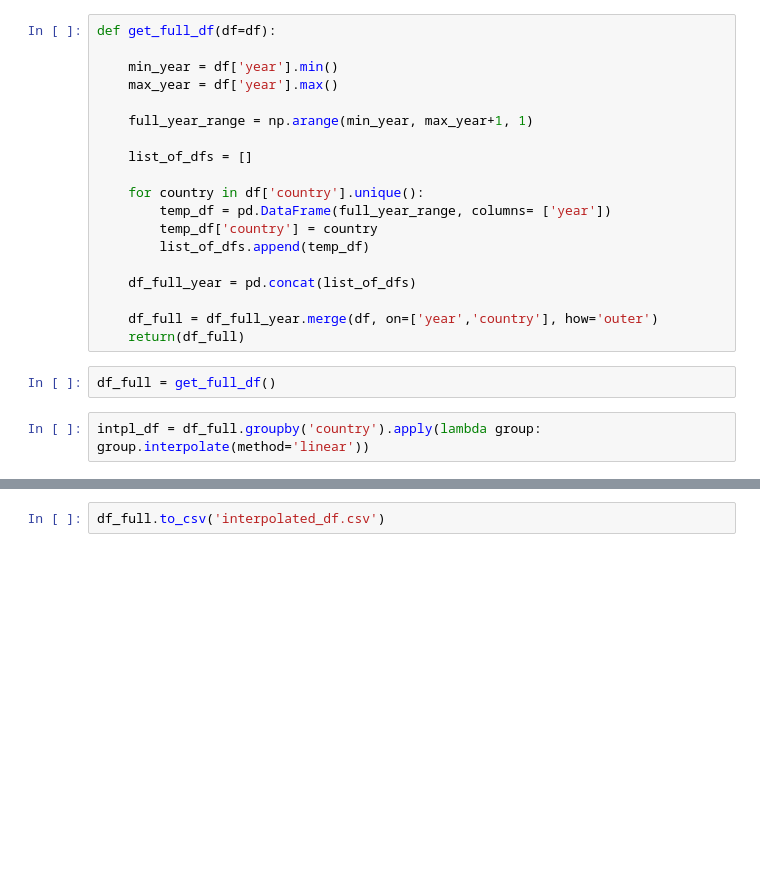
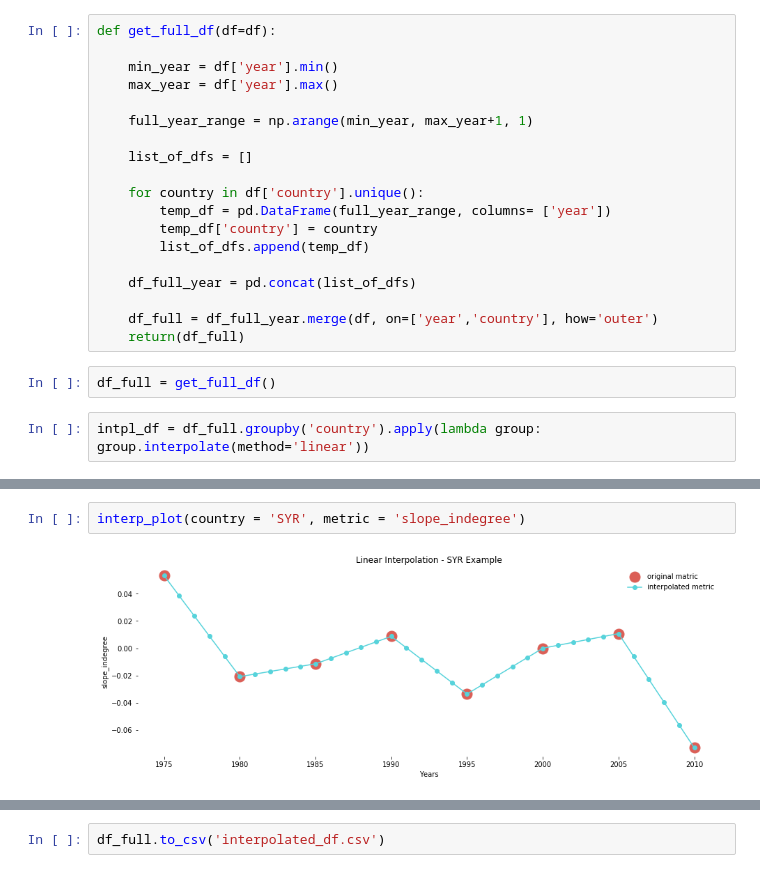
Before and after one commit to Polichinel/SNA, a Jupyter notebook: main_py.ipynb, the cells around one changed output, grey strips where cells are left out. Saved outputs shown, nothing was run; the diff lists cells and outputs as text; blank space fills up the shorter version.

```diff
--- a/main_py.ipynb
+++ b/main_py.ipynb
@@ -631,0 +586,4 @@ plt.show()
+# %%
+interp_plot(country = 'SYR', metric = 'slope_indegree')
+# %% [output]
+[figure, added]
```
Also changed, not shown: parts of 16 cells of this notebook.
